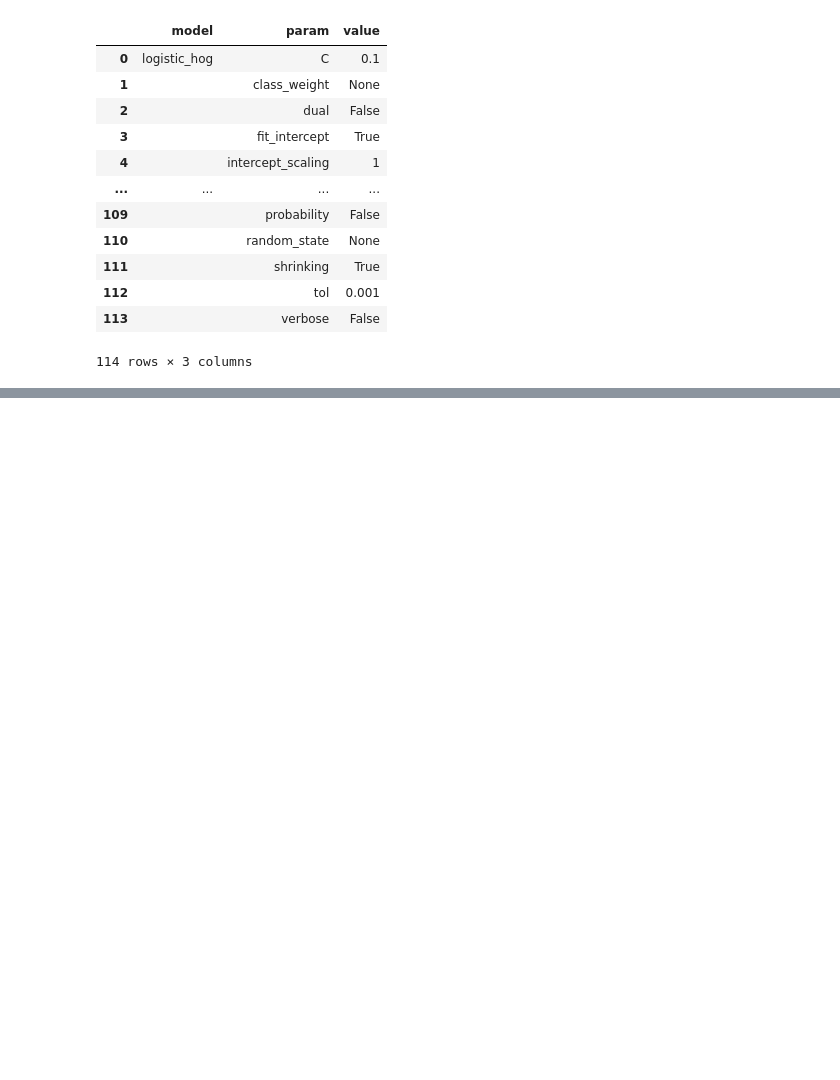
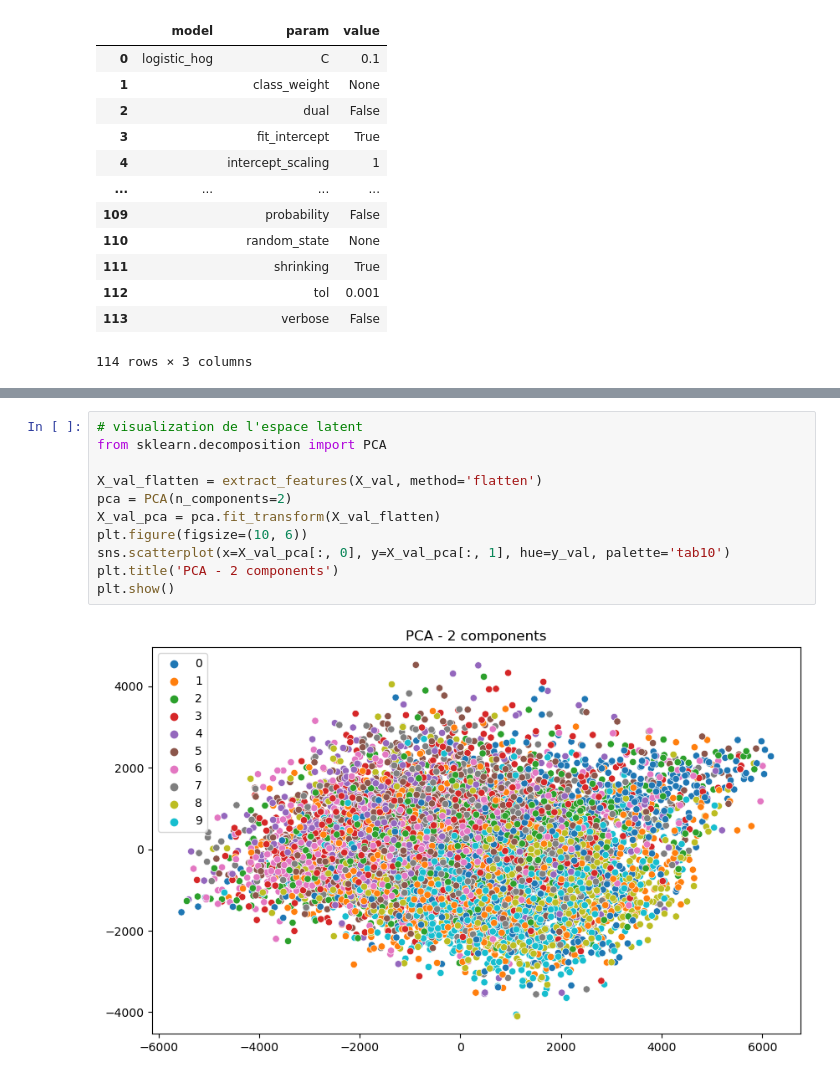
Before and after one commit to Mkbrad77/classification_cifar10, a Jupyter notebook: notebooks/best_model_show.ipynb, the cells around one changed output, grey strips where cells are left out. Cells and saved outputs as stored; diff of their text form; blank space fills up the shorter version.

```diff
--- a/notebooks/best_model_show.ipynb
+++ b/notebooks/best_model_show.ipynb
@@ -92,0 +262,13 @@ df
+# %%
+# visualization de l'espace latent
+from sklearn.decomposition import PCA
+
+X_val_flatten = extract_features(X_val, method='flatten')
+pca = PCA(n_components=2)
+X_val_pca = pca.fit_transform(X_val_flatten)
+plt.figure(figsize=(10, 6))
+sns.scatterplot(x=X_val_pca[:, 0], y=X_val_pca[:, 1], hue=y_val, palette='tab10')
+plt.title('PCA - 2 components')
+plt.show()
+# %% [output]
+[figure, added]
```
Also changed, not shown: parts of 15 cells of this notebook, 24 other files.
